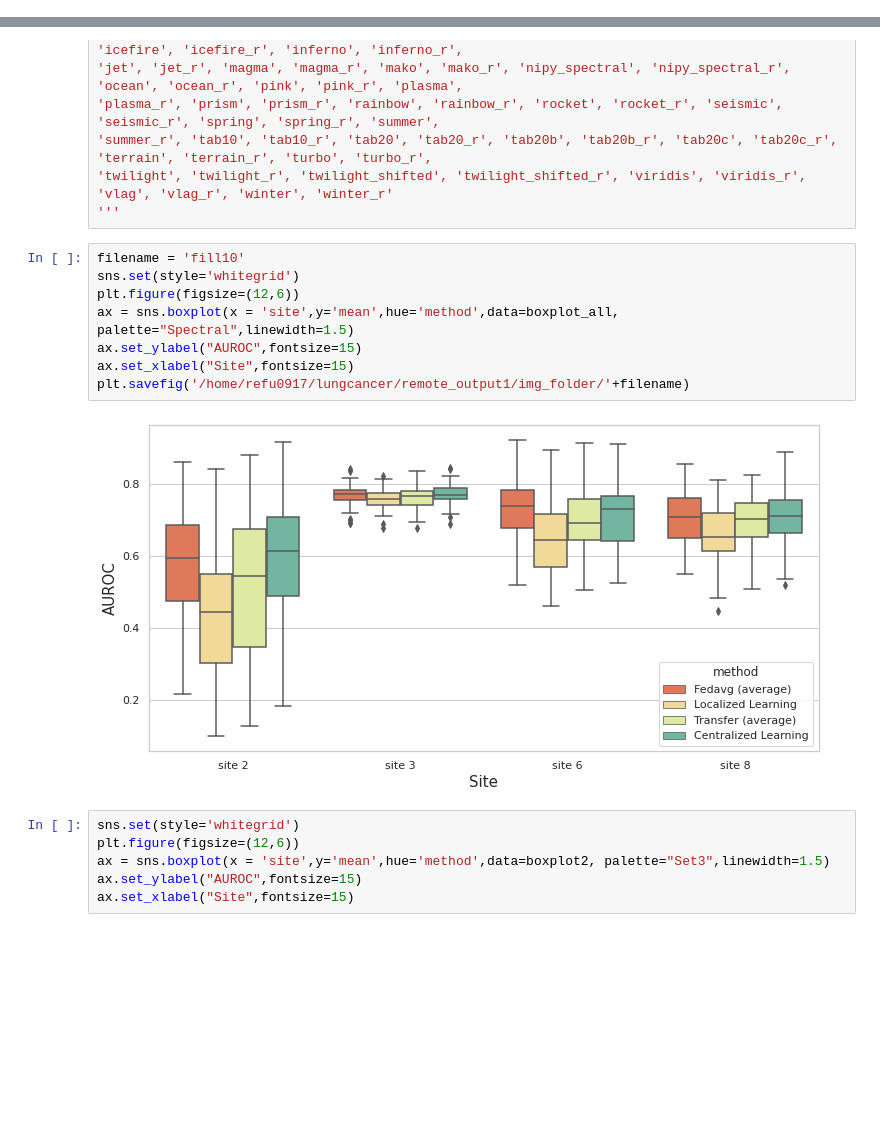
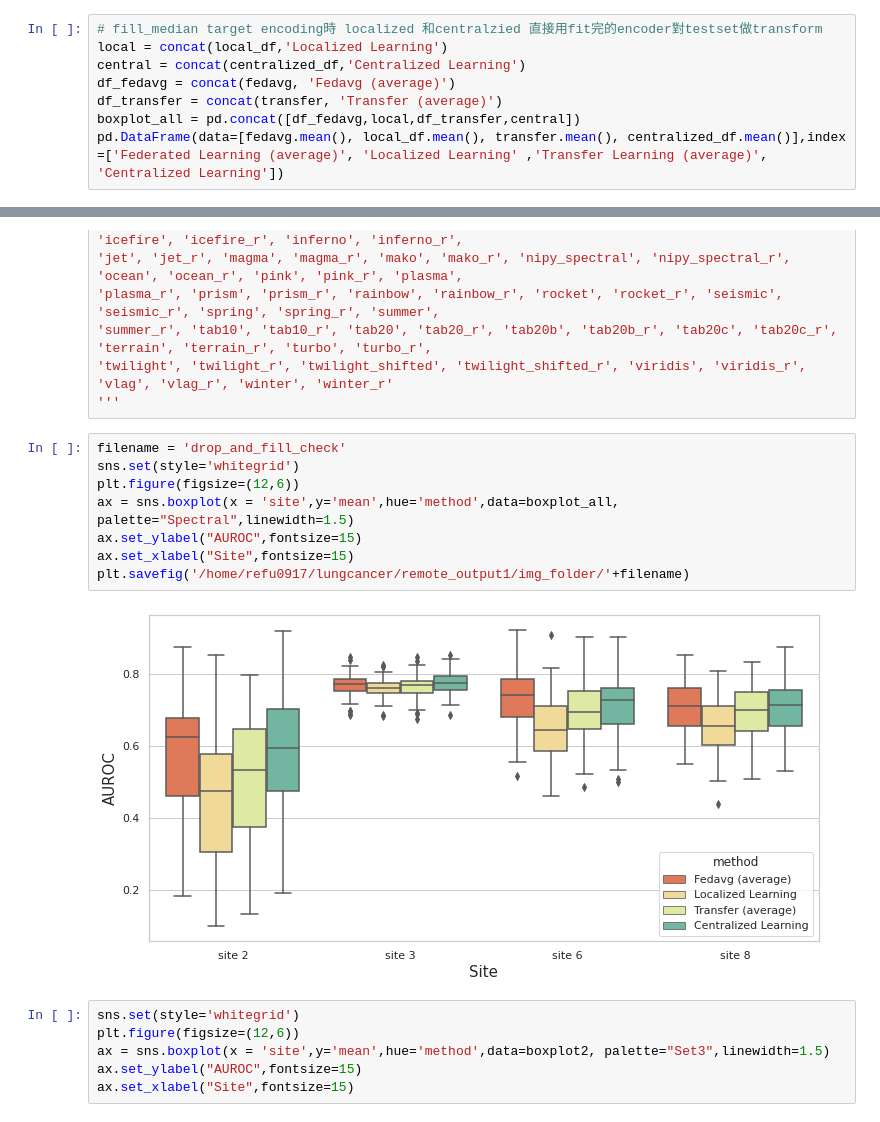
Before and after one commit to qqq951009/Federated_Learning, a Jupyter notebook: seerdb/data_visualization.ipynb, the cells around one changed output, grey strips where cells are left out. Saved outputs shown, nothing was run; the diff lists cells and outputs as text; blank space fills up the shorter version.

Commit message:
1. Modify target encoding in CL and LL 2. Modify drop_year_and_null method 3.Do the fill 10 expirement

```diff
--- a/seerdb/data_visualization.ipynb
+++ b/seerdb/data_visualization.ipynb
@@ -92,3 +94,11 @@ pd.DataFrame(data=[fedavg.mean(), local_df.mean(), transfer.mean(), centralized_
 | Localized Learning | 0.447127 | 0.759108 | 0.650537 | 0.660067 |
 | Transfer Learning (average) | 0.520979 | 0.764886 | 0.695886 | 0.698541 |
 | Centralized Learning | 0.571214 | 0.774341 | 0.712910 | 0.708561 |
+# %%
+# fill_median target encoding時 localized 和centralzied 直接用fit完的encoder對testset做transform
+local = concat(local_df,'Localized Learning')
+central = concat(centralized_df,'Centralized Learning')
+df_fedavg = concat(fedavg, 'Fedavg (average)')
+df_transfer = concat(transfer, 'Transfer (average)')
+boxplot_all = pd.concat([df_fedavg,local,df_transfer,central])
+pd.DataFrame(data=[fedavg.mean(), local_df.mean(), transfer.mean(), centralized_df.mean()],index =['Federated Learning (average)', 'Localized Learning' ,'Transfer Learning (average)', 'Centralized Learning'])
@@ -110,15 +126,15 @@ pd.DataFrame(data=[fedavg.mean(), local_df.mean(), transfer.mean(), centralized_
 'twilight', 'twilight_r', 'twilight_shifted', 'twilight_shifted_r', 'viridis', 'viridis_r', 'vlag', 'vlag_r', 'winter', 'winter_r'
 '''
 # %%
-filename = 'fill10'
+filename = 'drop_and_fill_check'
 sns.set(style='whitegrid')
 plt.figure(figsize=(12,6))
 ax = sns.boxplot(x = 'site',y='mean',hue='method',data=boxplot_all, palette="Spectral",linewidth=1.5)
 ax.set_ylabel("AUROC",fontsize=15)
 ax.set_xlabel("Site",fontsize=15)
 plt.savefig('/home/refu0917/lungcancer/remote_output1/img_folder/'+filename)
 # %% [output]
-[figure, old version]
+[figure, new version]
 # %%
 sns.set(style='whitegrid')
 plt.figure(figsize=(12,6))
```
Also changed, not shown: parts of 3 cells of this notebook, 15 other files.
